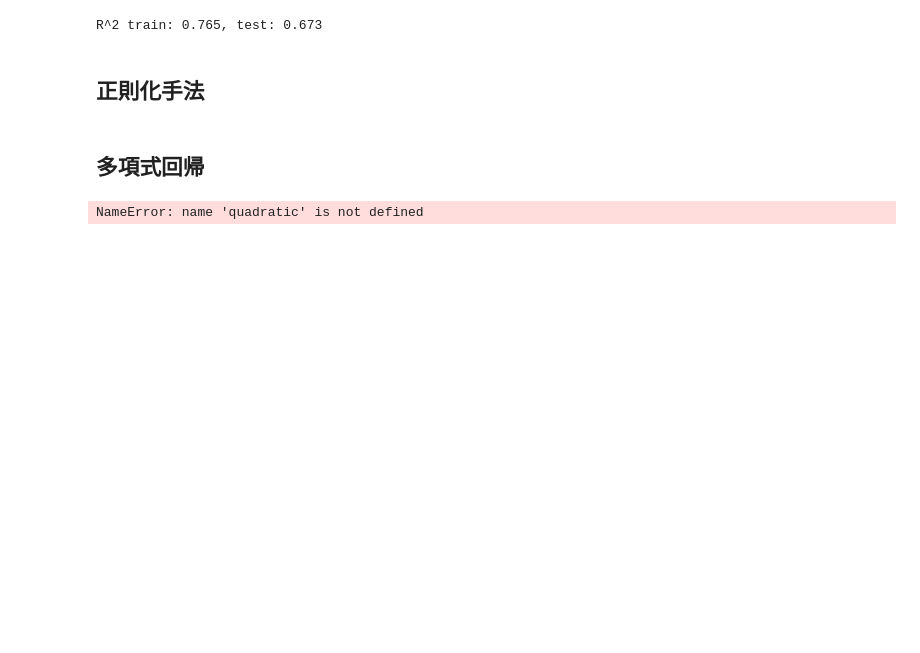
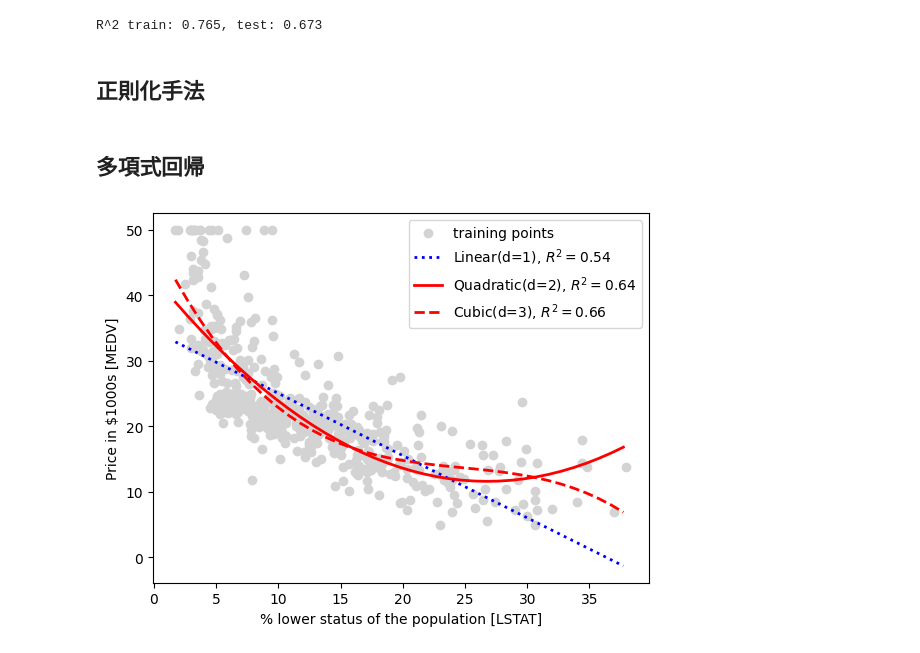
Before and after one commit to m4-sato/basic_machine_learning, a Jupyter notebook: linear_regression.ipynb, the cells around one changed output. Saved outputs shown, nothing was run; the diff lists cells and outputs as text; code cells hidden in the pictures; blank space fills up the shorter version.

```diff
--- a/linear_regression.ipynb
+++ b/linear_regression.ipynb
@@ -252,23 +252,37 @@ elanet = ElasticNet(alpha=1.0, l1_ratio=0.5)
 # %%
 from sklearn.preprocessing import PolynomialFeatures
 
 X = df[['LSTAT']].values
 y = df['MEDV'].values
 regr = LinearRegression()
 
 quadratic = PolynomialFeatures(degree=2)
 cubic = PolynomialFeatures(degree=3)
-X_quad = quadric.fit_transform(X)
+X_quad = quadratic.fit_transform(X)
 X_cubic = cubic.fit_transform(X)
 
 X_fit = np.arange(X.min(), X.max(), 1)[:, np.newaxis]
 regr = regr.fit(X, y)
 y_lin_fit = regr.predict(X_fit)
 linear_r2 = r2_score(y, regr.predict(X))
 
 # 2次の特徴量の学習、予測、決定係数の計算
 regr = regr.fit(X_quad, y)
 y_quad_fit = regr.predict(quadratic.fit_transform(X_fit))
-quadric_r2 = r2_score(y, regr.predict(X_quad))
+quadratic_r2 = r2_score(y, regr.predict(X_quad))
+
+# 3次の特徴量の学習、予測、決定係数の計算
+regr = regr.fit(X_cubic, y)
+y_cubic_fit = regr.predict(cubic.fit_transform(X_fit))
+cubic_r2 = r2_score(y, regr.predict(X_cubic))
+
+plt.scatter(X, y, label='training points', color='lightgray')
+plt.plot(X_fit, y_lin_fit, label='Linear(d=1), $R^2=%.2f$' % linear_r2, color='blue', lw=2, linestyle=':')
+plt.plot(X_fit, y_quad_fit, label='Quadratic(d=2), $R^2=%.2f$' % quadratic_r2, color='red', lw=2, linestyle='-')
+plt.plot(X_fit, y_cubic_fit, label='Cubic(d=3), $R^2=%.2f$' % cubic_r2, color='red', lw=2, linestyle='--')
+plt.xlabel('% lower status of the population [LSTAT]')
+plt.ylabel('Price in $1000s [MEDV]')
+plt.legend(loc='upper right')
+plt.show()
 # %% [output]
-NameError: name 'quadratic' is not defined
+[figure, added]
```
Also changed, not shown: parts of 6 cells of this notebook.
